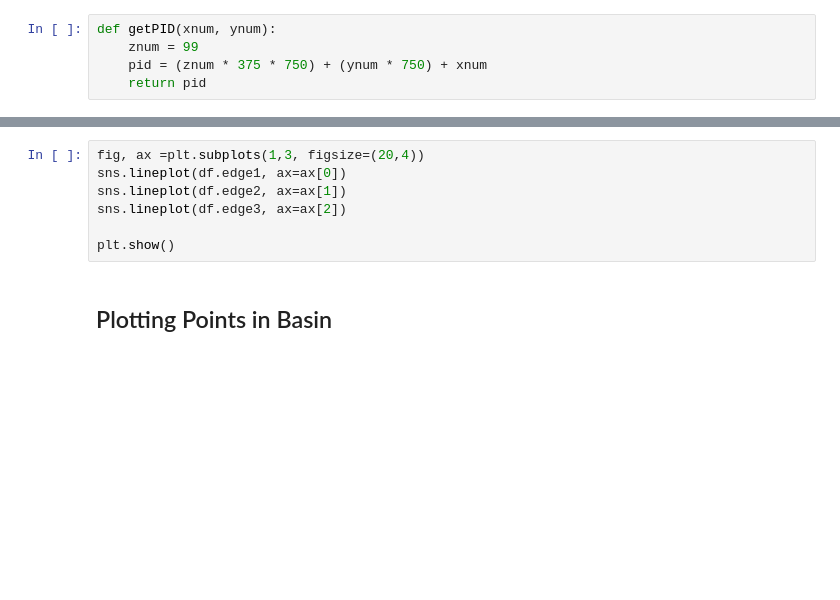
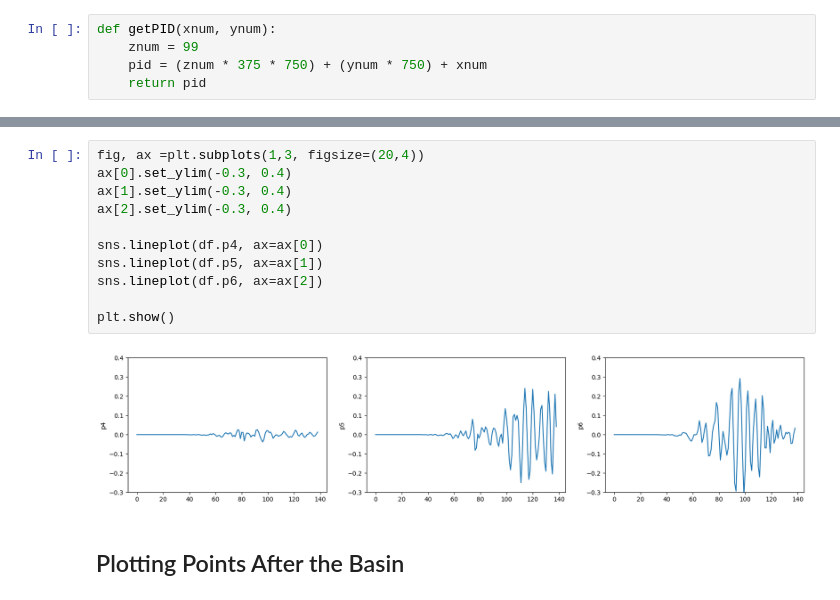
Before and after one commit to alexpopester/Shakeitoff, a Jupyter notebook: speed.ipynb, the cells around one changed output, grey strips where cells are left out. Drawn from its saved outputs; the diff is of its cells as text; blank space fills up the shorter version.

```diff
--- a/speed.ipynb
+++ b/speed.ipynb
@@ -144,11 +212,17 @@ plt.show()
 # %%
 fig, ax =plt.subplots(1,3, figsize=(20,4))
-sns.lineplot(df.edge1, ax=ax[0])
-sns.lineplot(df.edge2, ax=ax[1])
-sns.lineplot(df.edge3, ax=ax[2])
+ax[0].set_ylim(-0.3, 0.4)
+ax[1].set_ylim(-0.3, 0.4)
+ax[2].set_ylim(-0.3, 0.4)
+
+sns.lineplot(df.p4, ax=ax[0])
+sns.lineplot(df.p5, ax=ax[1])
+sns.lineplot(df.p6, ax=ax[2])
 
 plt.show()
+# %% [output]
+[figure, added]
 # %% [markdown]
-## Plotting Points in Basin
+## Plotting Points After the Basin
 # %%
 fig, ax =plt.subplots(1,3, figsize=(20,4))
```
Also changed, not shown: parts of 13 cells of this notebook.
